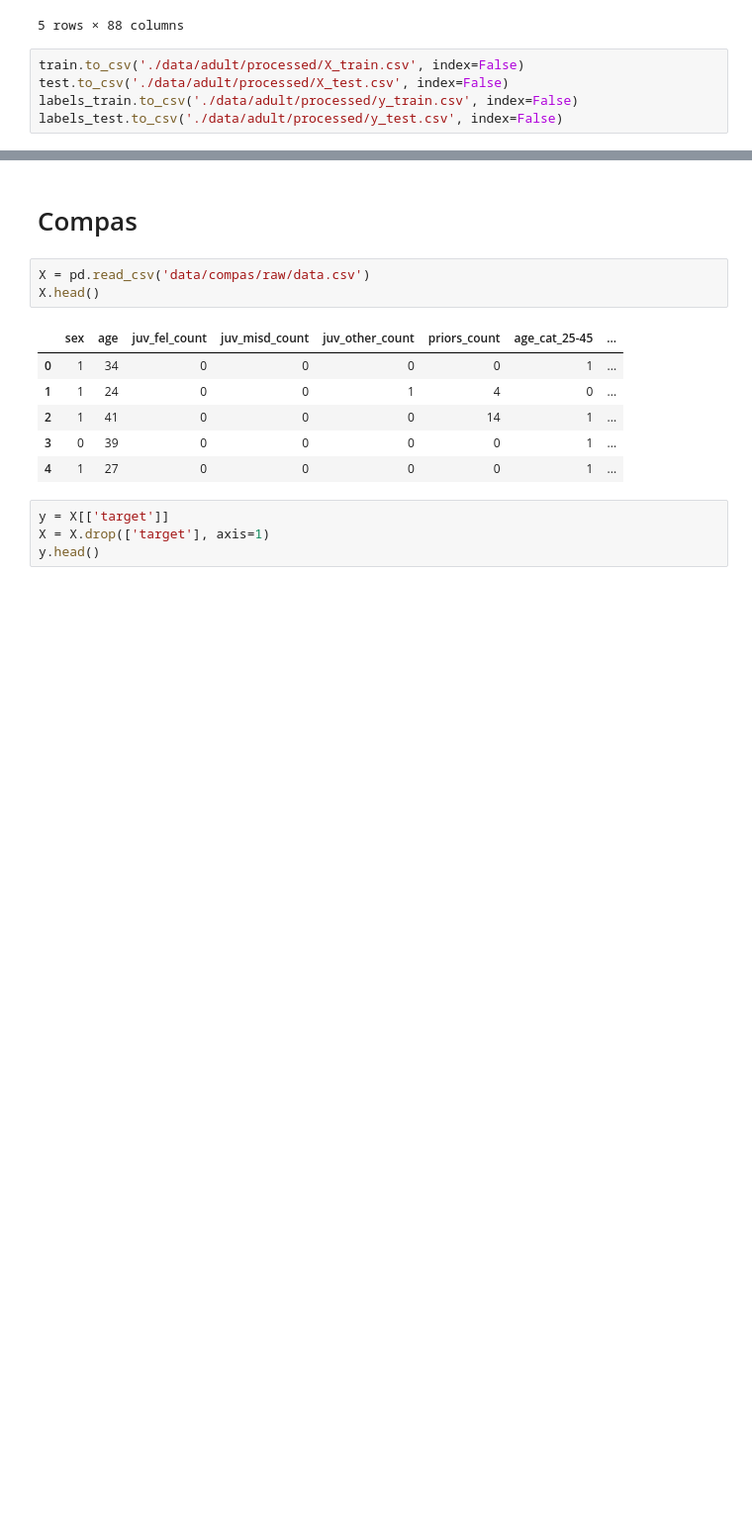
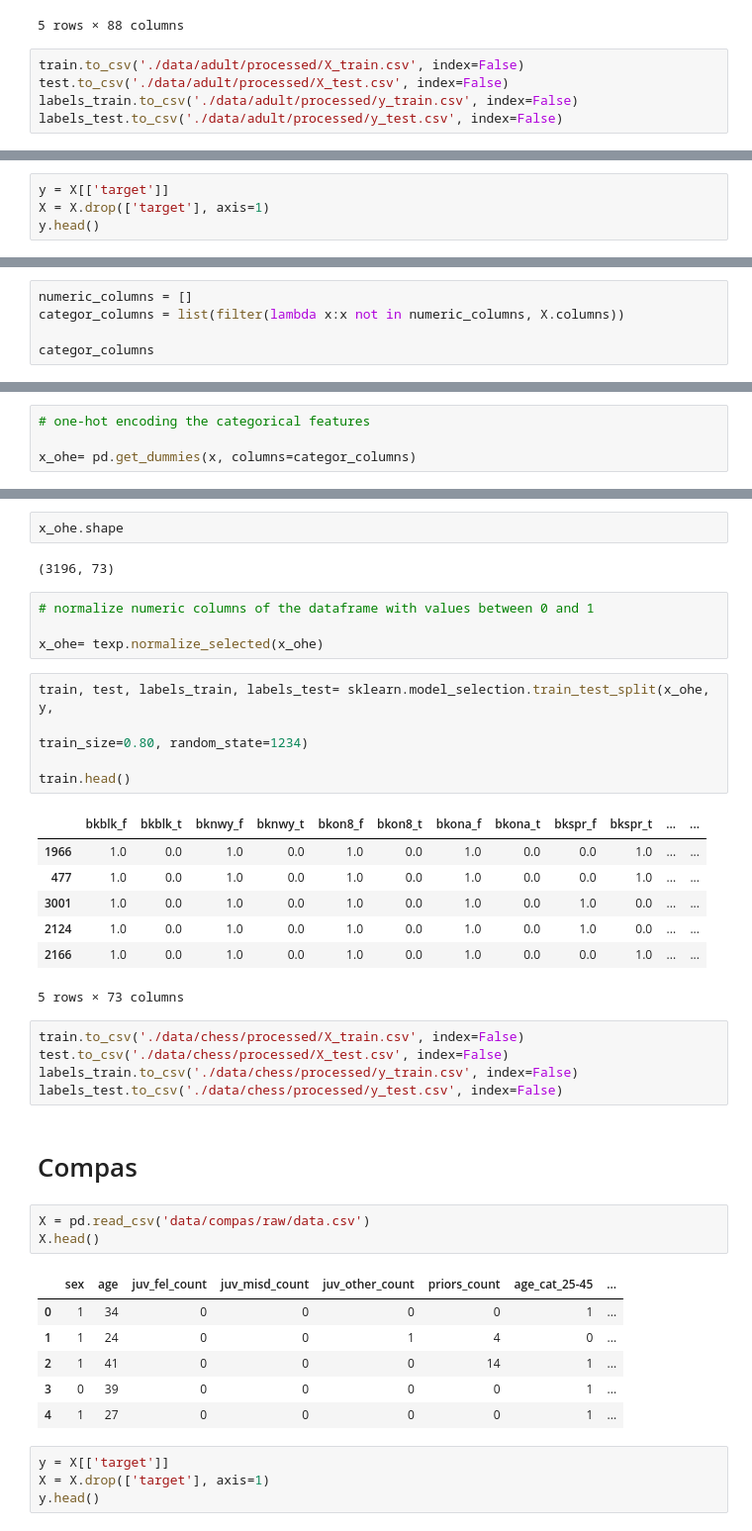
Before and after one commit to evortigosa/EXplainable_AI, a Jupyter notebook: XAI stability and agreement/data_processing.ipynb, the cells around one changed output, grey strips where cells are left out. Shown: that part at 99% size. Drawn from its saved outputs; the diff is of its cells as text; blank space fills up the shorter version.

```diff
--- a/XAI stability and agreement/data_processing.ipynb
+++ b/XAI stability and agreement/data_processing.ipynb
@@ -191,0 +205,4 @@ labels_test.to_csv('./data/adult/processed/y_test.csv', index=False)
+# %%
+y = X[['target']]
+X = X.drop(['target'], axis=1)
+y.head()
@@ -191,0 +216,5 @@ labels_test.to_csv('./data/adult/processed/y_test.csv', index=False)
+# %%
+numeric_columns = []
+categor_columns = list(filter(lambda x:x not in numeric_columns, X.columns))
+
+categor_columns
@@ -191,0 +263,4 @@ labels_test.to_csv('./data/adult/processed/y_test.csv', index=False)
+# %%
+# one-hot encoding the categorical features
+
+x_ohe= pd.get_dummies(x, columns=categor_columns)
@@ -192,3 +289,29 @@ labels_test.to_csv('./data/adult/processed/y_test.csv', index=False)
+# %%
+x_ohe.shape
+# %% [output]
+(3196, 73)
+# %%
+# normalize numeric columns of the dataframe with values between 0 and 1
+
+x_ohe= texp.normalize_selected(x_ohe)
+# %%
+train, test, labels_train, labels_test= sklearn.model_selection.train_test_split(x_ohe, y,
+                                                                                 train_size=0.80, random_state=1234)
+
+train.head()
+# %% [output]
+|  | bkblk_f | bkblk_t | bknwy_f | bknwy_t | bkon8_f | bkon8_t | bkona_f | bkona_t | bkspr_f | bkspr_t | ... | ... |
+| 1966 | 1.0 | 0.0 | 1.0 | 0.0 | 1.0 | 0.0 | 1.0 | 0.0 | 0.0 | 1.0 | ... | ... |
+| 477 | 1.0 | 0.0 | 1.0 | 0.0 | 1.0 | 0.0 | 1.0 | 0.0 | 0.0 | 1.0 | ... | ... |
+| 3001 | 1.0 | 0.0 | 1.0 | 0.0 | 1.0 | 0.0 | 1.0 | 0.0 | 1.0 | 0.0 | ... | ... |
+| 2124 | 1.0 | 0.0 | 1.0 | 0.0 | 1.0 | 0.0 | 1.0 | 0.0 | 1.0 | 0.0 | ... | ... |
+| 2166 | 1.0 | 0.0 | 1.0 | 0.0 | 1.0 | 0.0 | 1.0 | 0.0 | 0.0 | 1.0 | ... | ... |
+5 rows × 73 columns
+# %%
+train.to_csv('./data/chess/processed/X_train.csv', index=False)
+test.to_csv('./data/chess/processed/X_test.csv', index=False)
+labels_train.to_csv('./data/chess/processed/y_train.csv', index=False)
+labels_test.to_csv('./data/chess/processed/y_test.csv', index=False)
 # %% [markdown]
 # Compas
 # %%
```
Also changed, not shown: parts of 20 cells of this notebook, 11 other files.
